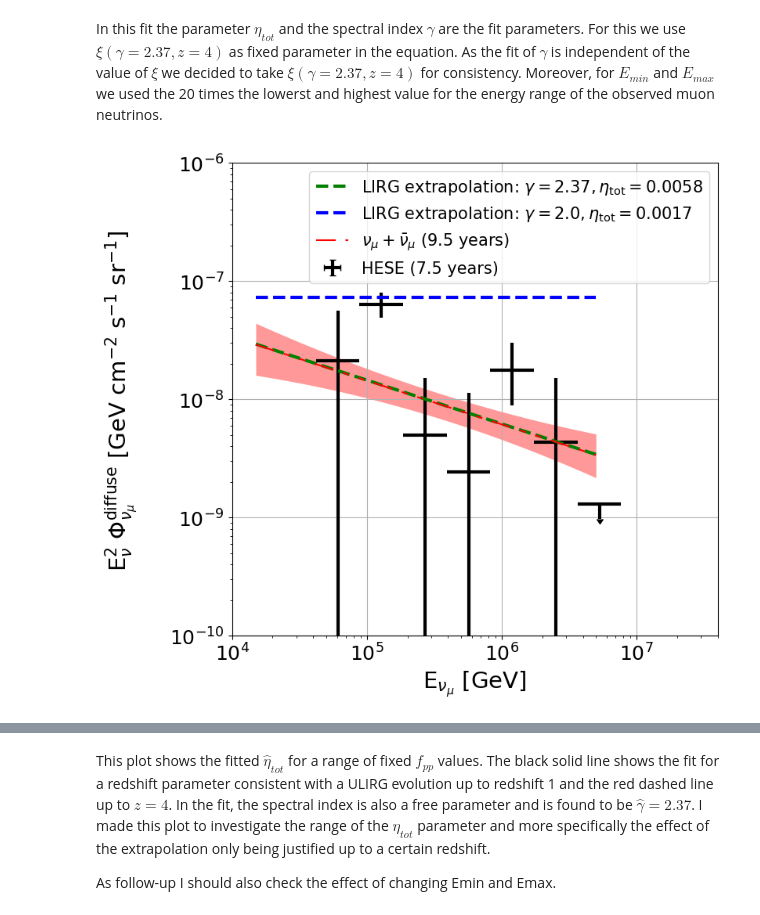
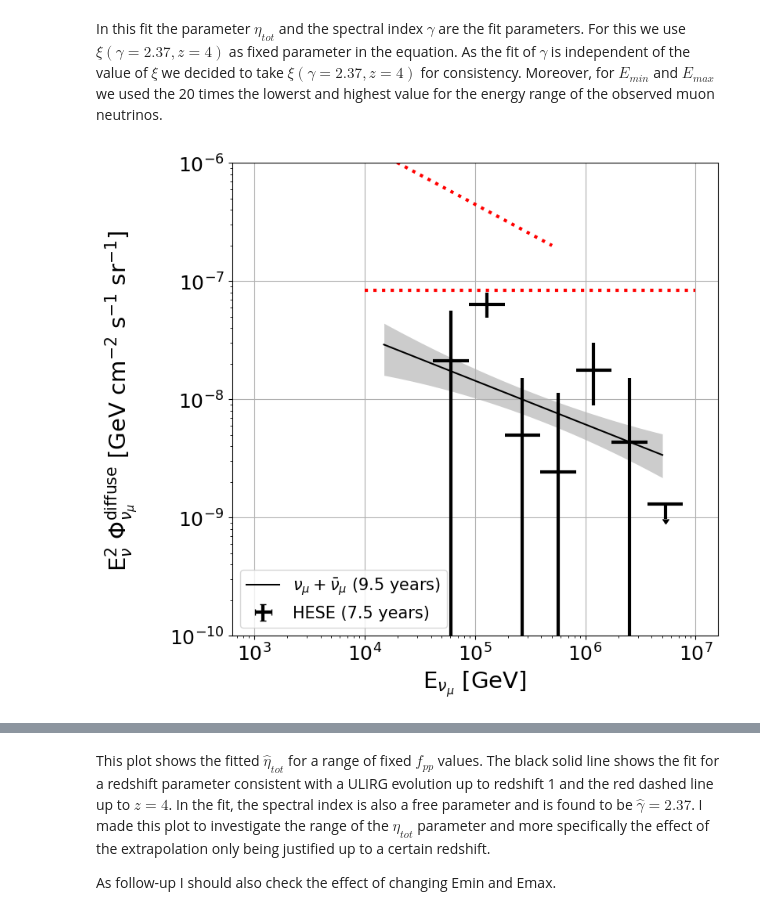
Before and after one commit to YarnoMerckx/diffuse-neutrino-flux-u-lirgs, a Jupyter notebook: diffuse_lirg_prediction.ipynb, the cells around one changed output, grey strips where cells are left out. Saved outputs shown, nothing was run; the diff lists cells and outputs as text; code cells hidden in the pictures.

```diff
--- a/diffuse_lirg_prediction.ipynb
+++ b/diffuse_lirg_prediction.ipynb
@@ -335,14 +368,10 @@ for i in fpp_vals:
 # Plot the HESE data up to index i
 i = len(energy)
 fig=plt.figure(figsize=(8,8), dpi= 100, facecolor='w', edgecolor='k')
-Energy_plot = np.logspace(np.log10(1.5e4),np.log10(5e6),12)
-diffuse_LIRG_flux = [nuflux(i,300000, 1e8, 2.37,75,2.66,1,1.14496857e-04,'LIRGs','pp','individual','no') for i in Energy_plot]
-
-plt.plot(Energy_plot, diffuse_LIRG_flux, 'g--', linewidth = 3,label = 'LIRG extrapolation: $\\gamma = 2.37, \\eta_{\mathrm{tot}}= 0.0058$')
-diffuse_LIRG_flux = [nuflux(i,300000, 1e8, 2,75,3.4,1,eta_tot,'LIRGs','pp','individual','yes') for i in Energy_plot]
-plt.plot(Energy_plot, diffuse_LIRG_flux, 'b--', linewidth = 3,label = 'LIRG extrapolation: $\\gamma = 2.0, \\eta_{\mathrm{tot}}= 0.0017$')
-
-#plt.plot(Energy_plot, diffuse_LIRG_flux_G, linewidth = 3,label = 'LIRG extrapolation $\\gamma = 2.2, \\eta_{\mathrm{tot}}= 0.003$')
+Energy_plot = np.logspace(np.log10(1e4),np.log10(1e7),12)
+Energy_plots =  np.logspace(np.log10(1e3),np.log10(5e5),12)
+diffuse_LIRG_flux = [nuflux(i,energy_range_numu[0]*20, energy_range_numu[-1]*20, 2,75,3.4,1,eta_tot,'LIRGs','pp','individual','no') for i in Energy_plot]
+diffuse_LIRG_flux2 = [nuflux(i,energy_range_numu[0]*20, energy_range_numu[-1]*20, 2.5,75,3.4,1,eta_tot,'LIRGs','pp','individual','no') for i in Energy_plots]
 
 HESE = plt.errorbar(energy[:i],
                    flux[:i],
@@ -360,38 +389,43 @@ HESE = plt.errorbar(energy[:i],
 en = np.arange(1e4,5e6,100)
 
 # Plot the diffuse nu_mu best fit
 plt.xscale('log')
 plt.yscale('log')
 numu_best = plt.plot(energy_range_numu,
                     flux_numu*energy_range_numu**2,
-                    color="r",
-                    linestyle=(0,(12,6,4,6,4,6)), label= '$\\nu_\\mu + \\bar{\\nu}_{\\mu}$ (9.5 years)') # dashdotdotted
+                    color="k",
+                    linestyle='-', label= '$\\nu_\\mu + \\bar{\\nu}_{\\mu}$ (9.5 years)') # dashdotdotted
+
+
+plt.plot(Energy_plot, diffuse_LIRG_flux, linewidth = 3,c='r', ls='dotted')
+plt.plot(Energy_plots, diffuse_LIRG_flux2, linewidth = 3,c='r', ls='dotted')
+
 
 # Plot the error band of the diffuse nu_mu best fit
 
 
 
 numu_err = plt.fill_between(energy_numu,
                            flux_lower,
                            flux_upper,
-                           color="r",
+                           color="grey",
                            lw=0,
                            alpha=0.4)
 
 
 plt.ylim(1e-10,1e-6)
-plt.xlim(1e4,4e7)
+#plt.xlim(1e4,4e7)
 plt.xlabel ("E$_{\\nu_\\mu}$ [GeV]", fontsize = 21)
 plt.ylabel('E$_{\\nu}^2$ $\\Phi ^{\\mathrm{diffuse}}_{\\nu_\\mu}$ [GeV cm$^{-2}$ s$^{-1}$ sr$^{-1}$] \n', fontsize = 21)
 plt.xticks(fontsize = 18)
 plt.yticks(fontsize = 18)
 plt.xscale('log')
 plt.yscale('log')
 plt.legend(fontsize = 15)
 plt.grid()
 #plt.savefig("/Users/yarno/Documents/PhD/Pictures/Extrapolation_plots/fit.png",bbox_inches="tight")
 # %% [output]
-[figure, old version]
+[figure, new version]
 # %%
 fig=plt.figure(figsize=(6,6), dpi= 100, facecolor='w', edgecolor='k')
 
```
Also changed, not shown: parts of 17 cells of this notebook, 2 other files.
